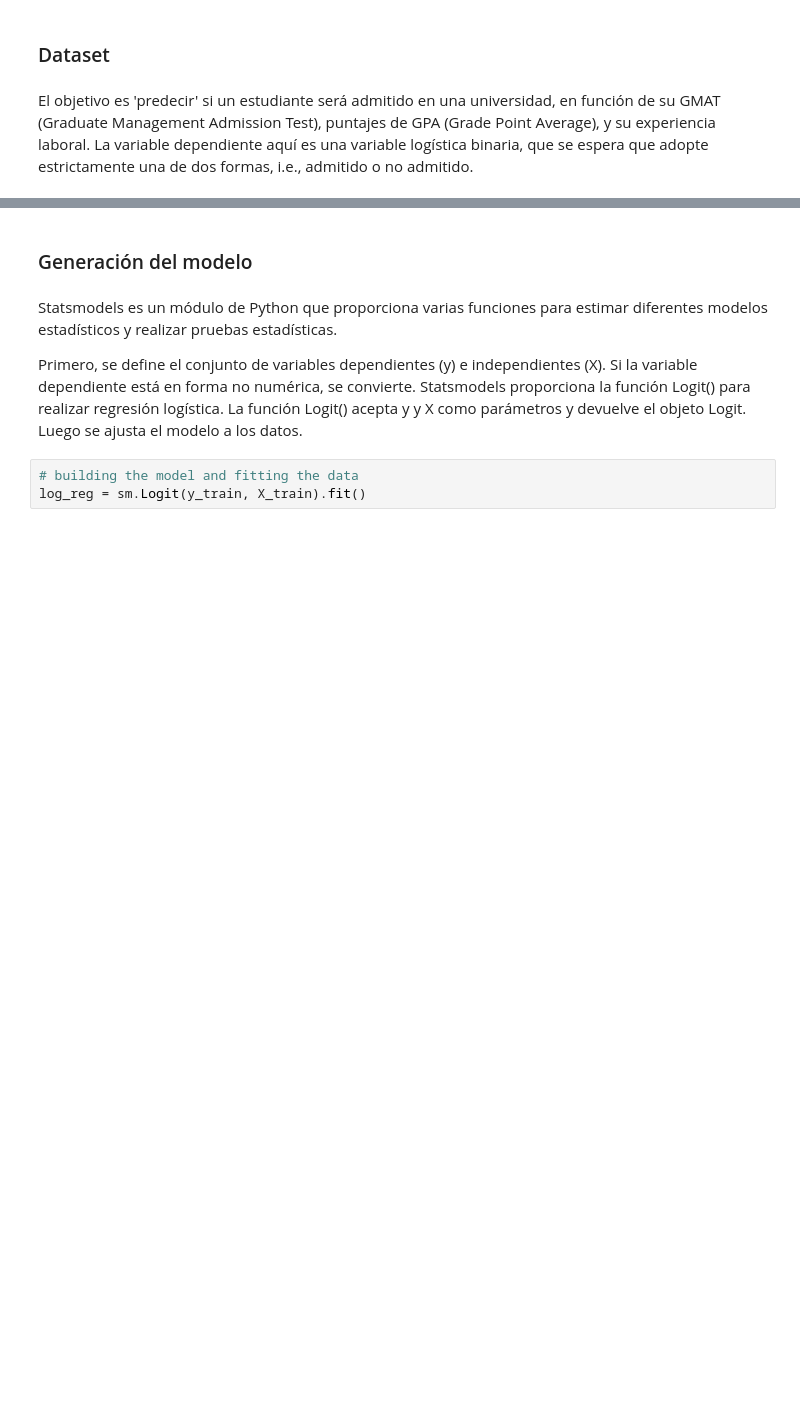
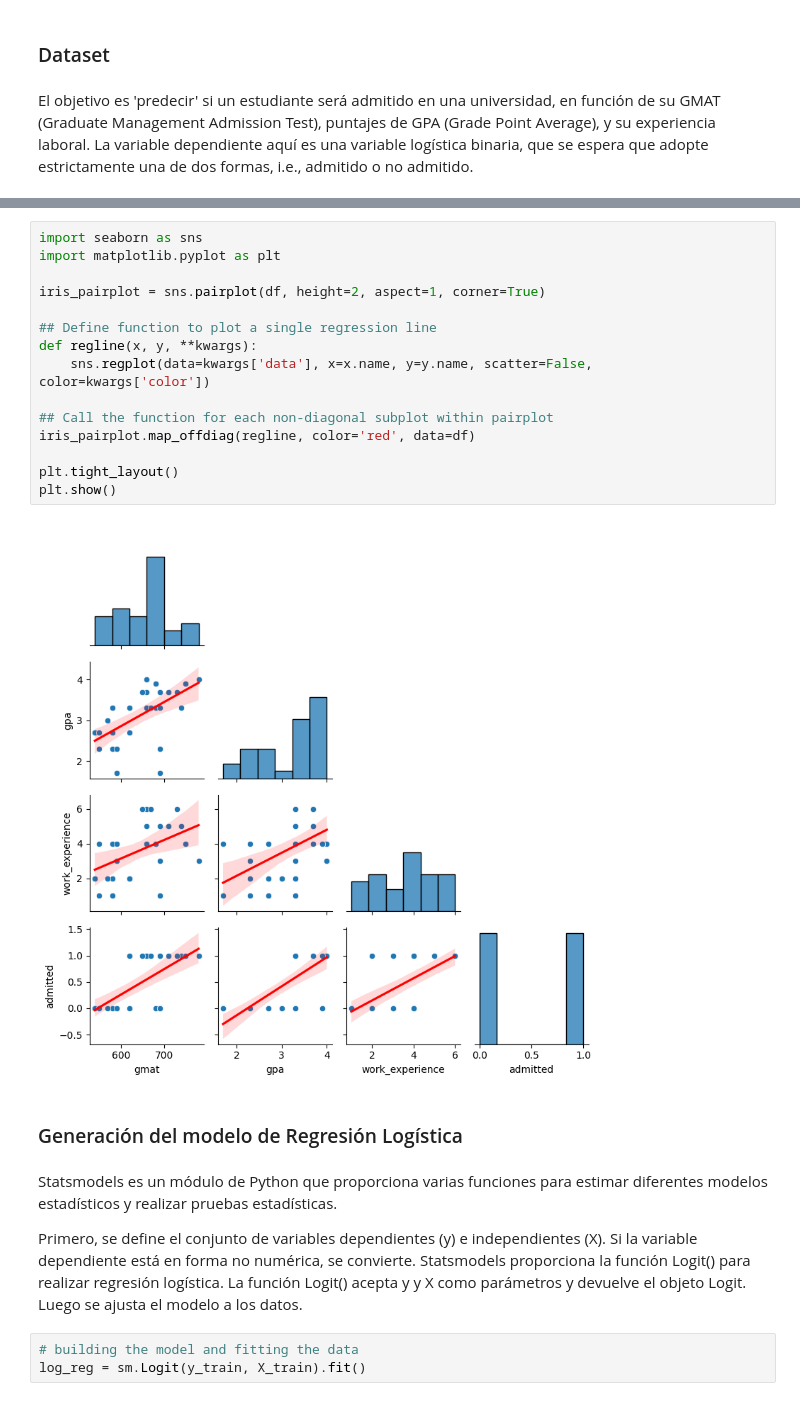
Before and after one commit to husseinlopez/icd2024, a Jupyter notebook: icd11.ipynb, the cells around one changed output, grey strips where cells are left out. Drawn from its saved outputs; the diff is of its cells as text; blank space fills up the shorter version.

```diff
--- a/icd11.ipynb
+++ b/icd11.ipynb
@@ -40,5 +61,22 @@ print(y_train.head())
+# %%
+import seaborn as sns
+import matplotlib.pyplot as plt
+
+iris_pairplot = sns.pairplot(df, height=2, aspect=1, corner=True)
+
+## Define function to plot a single regression line
+def regline(x, y, **kwargs):
+    sns.regplot(data=kwargs['data'], x=x.name, y=y.name, scatter=False, color=kwargs['color'])
+
+## Call the function for each non-diagonal subplot within pairplot
+iris_pairplot.map_offdiag(regline, color='red', data=df)
+
+plt.tight_layout()
+plt.show()
+# %% [output]
+[figure, added]
 # %% [markdown]
-### Generación del modelo
+### Generación del modelo de Regresión Logística
 # %% [markdown]
 Statsmodels es un módulo de Python que proporciona varias funciones para estimar diferentes modelos estadísticos y realizar pruebas estadísticas.
 
```
Also changed, not shown: parts of 6 cells of this notebook.
